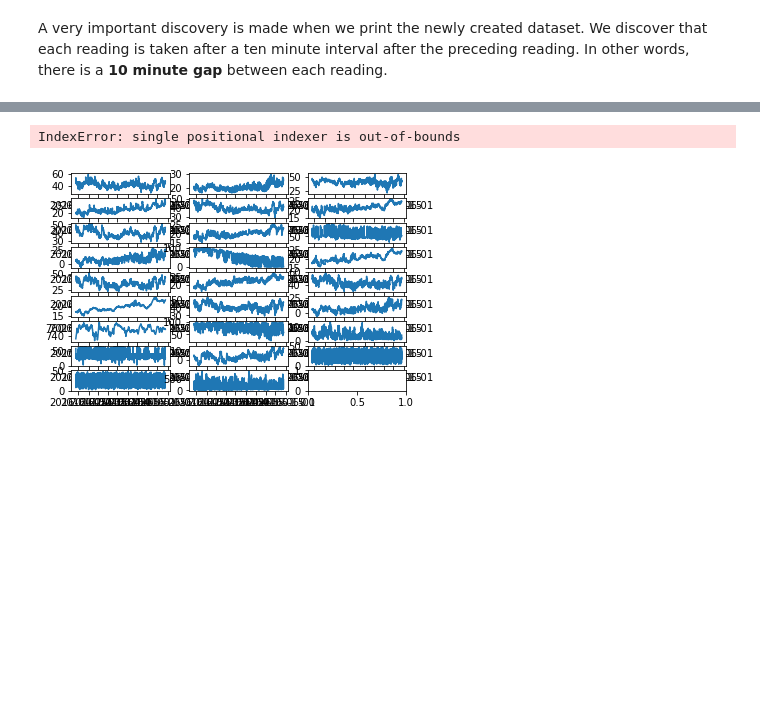
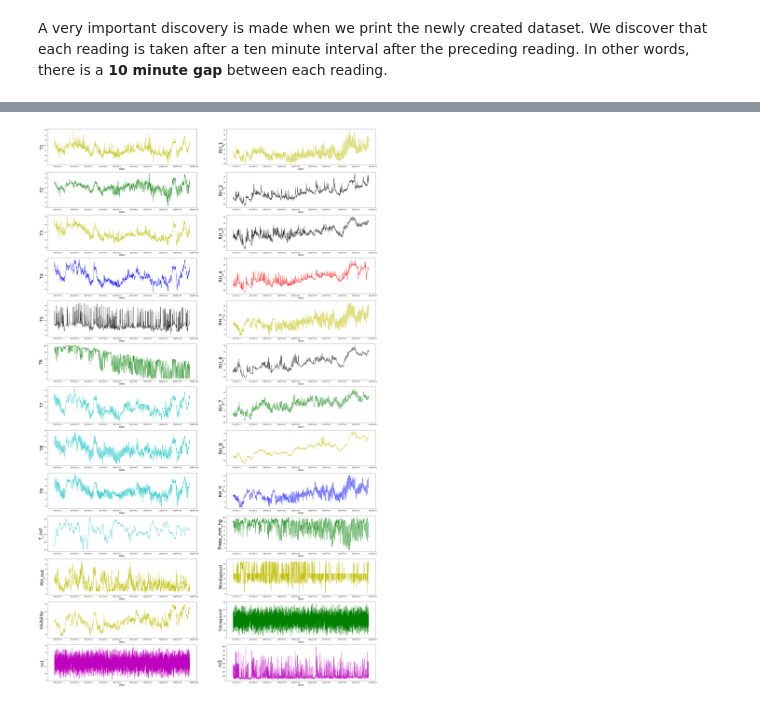
Before and after one commit to NoobTool/Predicting_energy_usage, a Jupyter notebook: s3853868.ipynb, the cells around one changed output, grey strips where cells are left out. Saved outputs shown, nothing was run; the diff lists cells and outputs as text; code cells hidden in the pictures; blank space fills up the shorter version.

Commit message:
'each column explored: first graph'

```diff
--- a/s3853868.ipynb
+++ b/s3853868.ipynb
@@ -133,6 +134,8 @@ To recapitulate, there are no columns which have any missing values.The columns
 # Some common variables for use in future.
 
 column_list = list(df.columns)
+col_len = len(column_list)
+colour_list = ['b','g','r','c','m','y','k']
 # %%
 """We will explore each column one by one. The size of the dataset is too large and hence we need to
 downsample our data in order for the graphs to be executed. This will now be computationally feasible
@@ -186,11 +189,14 @@ df2.describe()
 | 75% | 22.622222 | 43.083333 | 21.510000 | 43.260000 | 23.312222 | 41.755000 | 22.100000 | 42.160000 | 20.633333 | 53.712778 | 11.233460 | ... |
 | max | 26.220000 | 59.408889 | 29.792222 | 54.583333 | 29.165333 | 50.061111 | 26.180000 | 50.930000 | 25.574444 | 95.887963 | 28.248000 | ... |
 # %%
-# Each column is explored separately.
+# Adjusting the graph size
+fig = plt.subplots(figsize=(40,80))
 
-for i in range(1, (df2_len-1)):
-    ax = plt.subplot(9,3,i)
-    ax.plot(df2.iloc[:,i-1])
+# Each column is explored separately within the dataset.
+for i in range(1, col_len-1):
+    ax = plt.subplot(15,2,i)
+    ax.plot(df2.iloc[:,i],random.choice(colour_list))
+    ax.set_xlabel('Dates', fontsize=14)
+    ax.set_ylabel(column_list[i], fontsize=30)
 # %% [output]
-IndexError: single positional indexer is out-of-bounds
-[figure, old version]
+[figure, new version]
```
Also changed, not shown: parts of 1 cell of this notebook.
